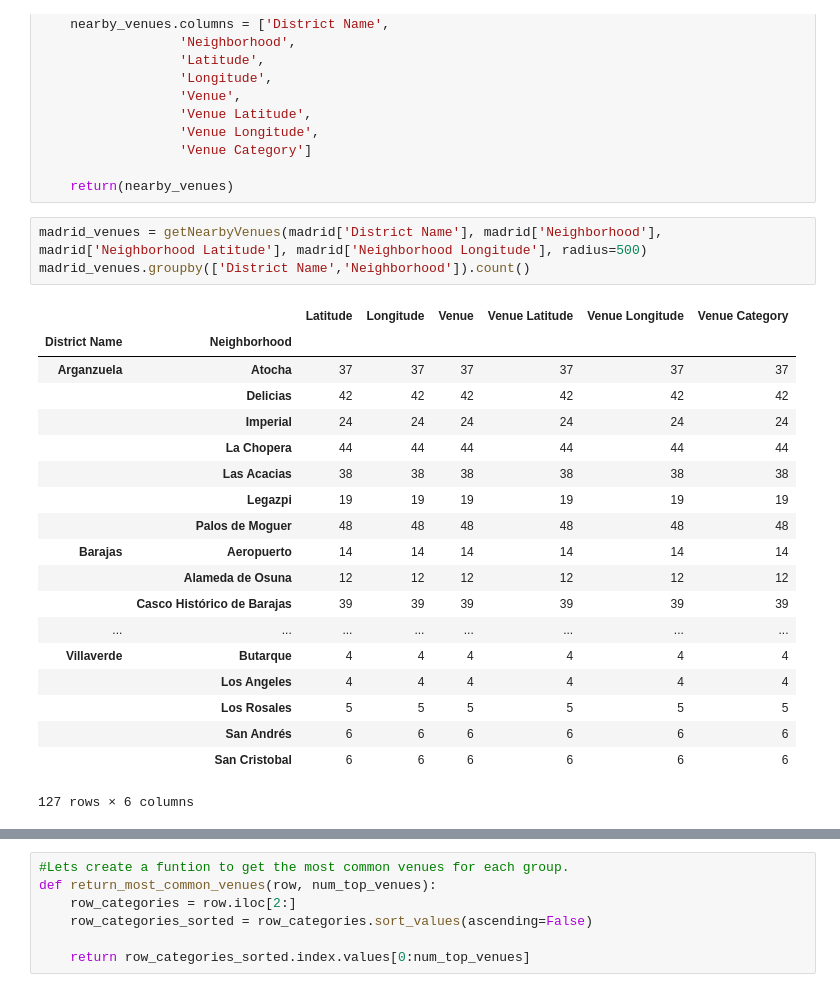
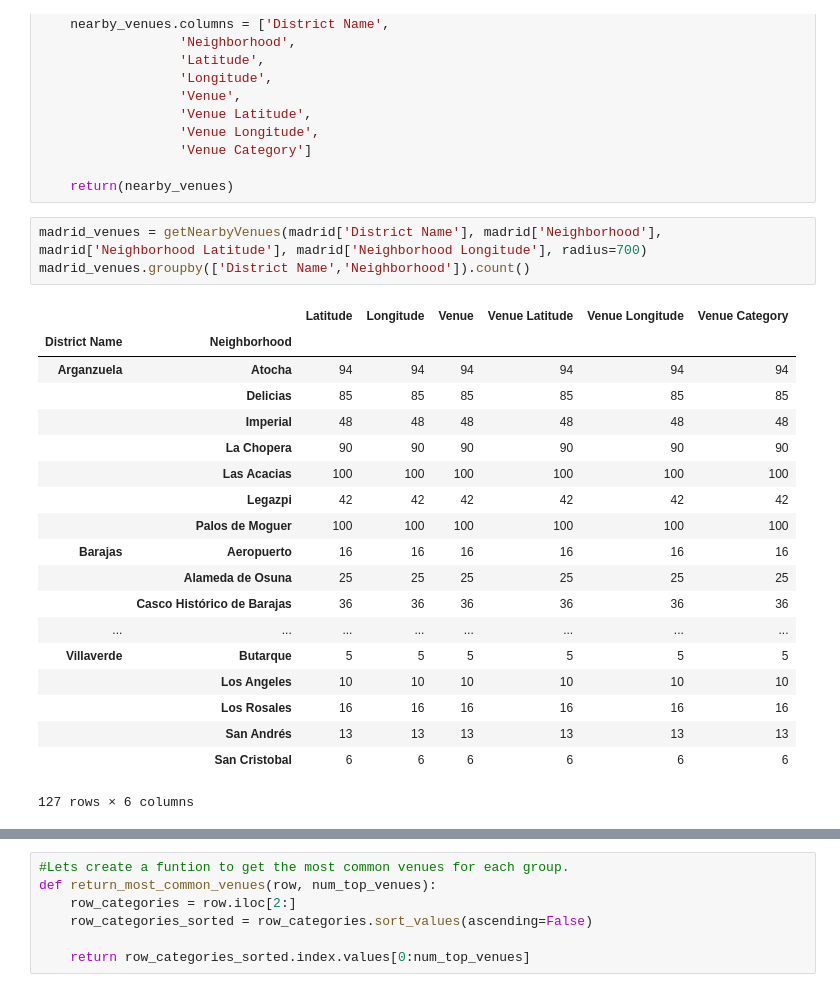
Before and after one commit to cazuaje27/BattleofNeighborhoods, a Jupyter notebook: The Battle of Neighborhoods.ipynb, the cells around one changed output, grey strips where cells are left out. Drawn from its saved outputs; the diff is of its cells as text.

```diff
--- a/The Battle of Neighborhoods.ipynb
+++ b/The Battle of Neighborhoods.ipynb
@@ -440,26 +441,26 @@ def getNearbyVenues(district, neigh, latitudes, longitudes, radius=750):
 
     return(nearby_venues)
 # %%
-madrid_venues = getNearbyVenues(madrid['District Name'], madrid['Neighborhood'], madrid['Neighborhood Latitude'], madrid['Neighborhood Longitude'], radius=500)
+madrid_venues = getNearbyVenues(madrid['District Name'], madrid['Neighborhood'], madrid['Neighborhood Latitude'], madrid['Neighborhood Longitude'], radius=700)
 madrid_venues.groupby(['District Name','Neighborhood']).count()
 # %% [output]
 |  |  | Latitude | Longitude | Venue | Venue Latitude | Venue Longitude | Venue Category |
 | District Name | Neighborhood |  |  |  |  |  |  |
-| Arganzuela | Atocha | 37 | 37 | 37 | 37 | 37 | 37 |
-|  | Delicias | 42 | 42 | 42 | 42 | 42 | 42 |
-|  | Imperial | 24 | 24 | 24 | 24 | 24 | 24 |
-|  | La Chopera | 44 | 44 | 44 | 44 | 44 | 44 |
-|  | Las Acacias | 38 | 38 | 38 | 38 | 38 | 38 |
-|  | Legazpi | 19 | 19 | 19 | 19 | 19 | 19 |
-|  | Palos de Moguer | 48 | 48 | 48 | 48 | 48 | 48 |
-| Barajas | Aeropuerto | 14 | 14 | 14 | 14 | 14 | 14 |
-|  | Alameda de Osuna | 12 | 12 | 12 | 12 | 12 | 12 |
-|  | Casco Histórico de Barajas | 39 | 39 | 39 | 39 | 39 | 39 |
+| Arganzuela | Atocha | 94 | 94 | 94 | 94 | 94 | 94 |
+|  | Delicias | 85 | 85 | 85 | 85 | 85 | 85 |
+|  | Imperial | 48 | 48 | 48 | 48 | 48 | 48 |
+|  | La Chopera | 90 | 90 | 90 | 90 | 90 | 90 |
+|  | Las Acacias | 100 | 100 | 100 | 100 | 100 | 100 |
+|  | Legazpi | 42 | 42 | 42 | 42 | 42 | 42 |
+|  | Palos de Moguer | 100 | 100 | 100 | 100 | 100 | 100 |
+| Barajas | Aeropuerto | 16 | 16 | 16 | 16 | 16 | 16 |
+|  | Alameda de Osuna | 25 | 25 | 25 | 25 | 25 | 25 |
+|  | Casco Histórico de Barajas | 36 | 36 | 36 | 36 | 36 | 36 |
 | ... | ... | ... | ... | ... | ... | ... | ... |
-| Villaverde | Butarque | 4 | 4 | 4 | 4 | 4 | 4 |
-|  | Los Angeles | 4 | 4 | 4 | 4 | 4 | 4 |
-|  | Los Rosales | 5 | 5 | 5 | 5 | 5 | 5 |
-|  | San Andrés | 6 | 6 | 6 | 6 | 6 | 6 |
+| Villaverde | Butarque | 5 | 5 | 5 | 5 | 5 | 5 |
+|  | Los Angeles | 10 | 10 | 10 | 10 | 10 | 10 |
+|  | Los Rosales | 16 | 16 | 16 | 16 | 16 | 16 |
+|  | San Andrés | 13 | 13 | 13 | 13 | 13 | 13 |
 |  | San Cristobal | 6 | 6 | 6 | 6 | 6 | 6 |
 127 rows × 6 columns
 # %%
```
Also changed, not shown: parts of 15 cells of this notebook.
